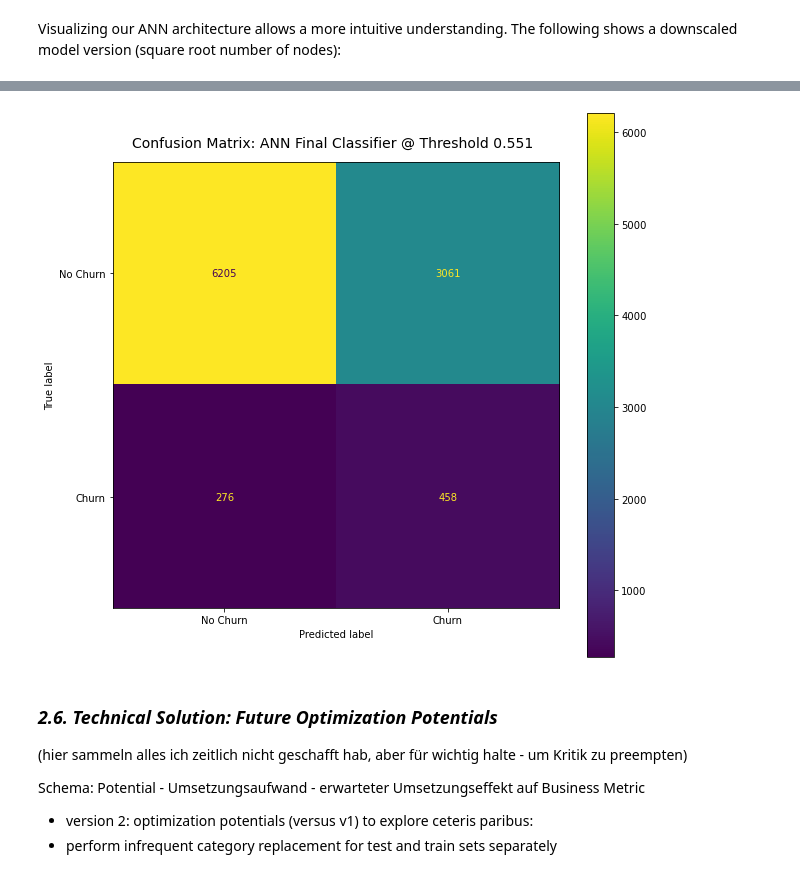
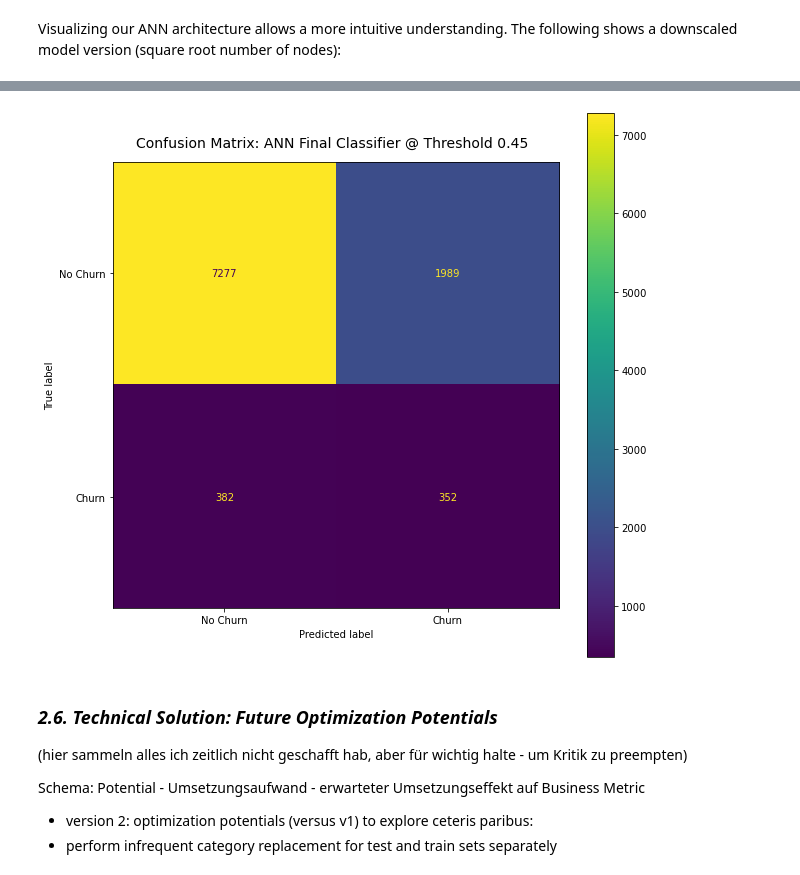
Before and after one commit to marc-feldmann/CustomerChurnPrediction, a Jupyter notebook: report.ipynb, the cells around one changed output, grey strips where cells are left out. Drawn from its saved outputs; the diff is of its cells as text; code cells hidden in the pictures.

```diff
--- a/report.ipynb
+++ b/report.ipynb
@@ -800,7 +800,7 @@ come back to earlier point:
 Wenow train the final model, using the identified optimal parameters (i.e., those that optimize F1 on the validation data). We do this time on the entire training data instead of subsets such as in CV to leverage all available data for learning.
 # %%
 # optimum params:
-epochs=5
+epochs=50
 batch_size=128
 neurons=1297
 learning_rate=0.01
@@ -907,15 +922,15 @@ plt.legend(markerscale=0.2)
 # %%
 y_pred_bin = y_pred.copy()
-y_pred_bin = np.where(y_pred_bin >= 0.551, 1, 0)
+y_pred_bin = np.where(y_pred_bin >= 0.451179623603821, 1, 0)
 from sklearn.metrics import ConfusionMatrixDisplay, confusion_matrix
 cm = confusion_matrix(y_test, y_pred_bin)
 cm_display = ConfusionMatrixDisplay(confusion_matrix=cm, display_labels=['No Churn', 'Churn']).plot()
 fig = cm_display.ax_.get_figure()
 fig.set_figwidth(10)
-fig.suptitle('Confusion Matrix: ANN Final Classifier @ Threshold 0.551', x=0.43, y=0.848, fontsize=14)
+fig.suptitle('Confusion Matrix: ANN Final Classifier @ Threshold 0.45', x=0.43, y=0.848, fontsize=14)
 fig.set_figheight(10)
 # %% [output]
-[figure, old version]
+[figure, new version]
 # %% [markdown]
 ### *2.6. Technical Solution: Future Optimization Potentials*
 (hier sammeln alles ich zeitlich nicht geschafft hab, aber für wichtig halte - um Kritik zu preempten)
```
Also changed, not shown: parts of 8 cells of this notebook.
